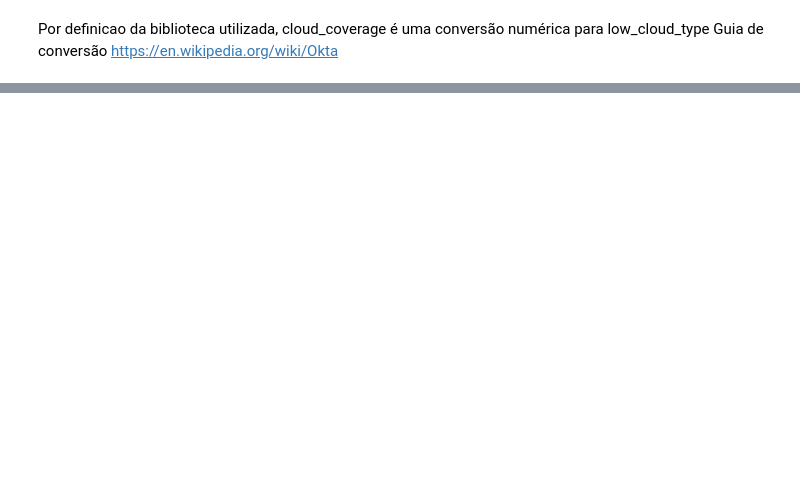
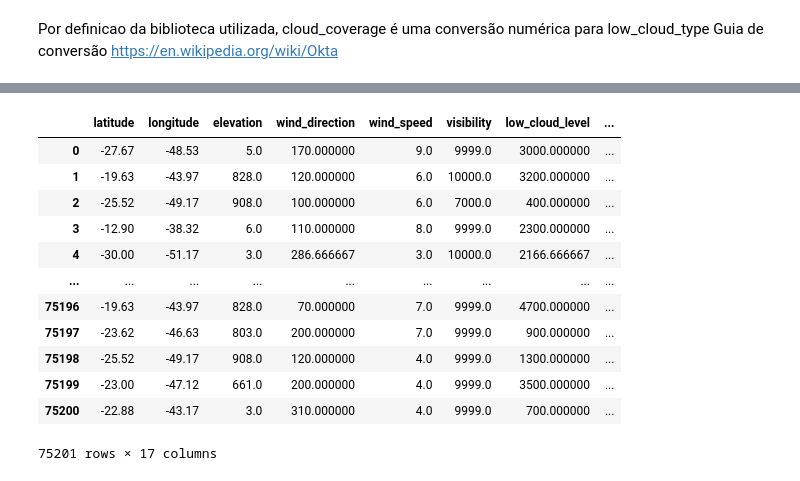
Before and after one commit to ImagineDogs/DesafioITA, a Jupyter notebook: metar.ipynb, the cells around one changed output, grey strips where cells are left out. Saved outputs shown, nothing was run; the diff lists cells and outputs as text; code cells hidden in the pictures; blank space fills up the shorter version.

Commit message:
Tratamento e juncao dos dados para treinamento

```diff
--- a/metar.ipynb
+++ b/metar.ipynb
@@ -109,7 +109,7 @@ df['metar'] = df['metar'].apply(metar_fix)
 def convert_metar(df_met):
     df_final = pd.DataFrame()
     for i, row in df_met.iterrows():
-        met, date = row['metar'], row['data_ref']
+        met, date = row['metar'], row['hora_ref']
         try:
             aux = parse_metar_to_dataframe(met, year=int(date[:4]), month=int(date[5:7]))
             # aux.drop('station_id', axis=1, inplace=True)
@@ -126,4 +126,4 @@ def convert_metar(df_met):
     return df_final
 
 
-df_metar = convert_metar(df[['metar', 'data_ref']].loc[~df['metar'].isna()].drop_duplicates())
+df_metar = convert_metar(df[['metar', 'hora_ref']].loc[~df['metar'].isna()].drop_duplicates())
@@ -152,4 +130,4 @@ df = pd.read_csv('metar.csv')
 # %%
-metar = df[df.columns[11:-2]]
+metar = df_metar[df_metar.columns]
 metar.isna().sum()
 # %% [output]
@@ -214,7 +176,7 @@ metar_valid
 Por definicao da biblioteca utilizada, cloud_coverage é uma conversão numérica para low_cloud_type
 Guia de conversão https://en.wikipedia.org/wiki/Okta
 # %%
-metar_valid.drop('low_cloud_type', axis=1, inplace=True)
+metar_valid.drop(['low_cloud_type', 'date_time'], axis=1, inplace=True)
 # %% [output]
 A value is trying to be set on a copy of a slice from a DataFrame
 
@@ -253,0 +200,30 @@ preenchimento.unique()
+# %%
+import numpy as np
+from sklearn.impute import KNNImputer
+imputer = KNNImputer(n_neighbors=3)
+
+# Selecao das colunas validas para preenchimento
+fixed_metar = metar_valid.drop(['meta', 'date', 'station_id', 'remarks'], axis=1).reset_index().drop(['station_id'], axis=1)
+
+fixed_values = imputer.fit_transform(fixed_metar)
+
+fixed_metar = pd.DataFrame(fixed_values, columns=fixed_metar.columns)
+
+# fixed_metar = pd.concat([metar_valid[['meta', 'date']], fixed_metar], axis=1)
+# fixed_metar.to_csv('metar.csv', index=False)
+# %%
+fixed_metar
+# %% [output]
+|  | latitude | longitude | elevation | wind_direction | wind_speed | visibility | low_cloud_level | ... |
+| 0 | -27.67 | -48.53 | 5.0 | 170.000000 | 9.0 | 9999.0 | 3000.000000 | ... |
+| 1 | -19.63 | -43.97 | 828.0 | 120.000000 | 6.0 | 10000.0 | 3200.000000 | ... |
+| 2 | -25.52 | -49.17 | 908.0 | 100.000000 | 6.0 | 7000.0 | 400.000000 | ... |
+| 3 | -12.90 | -38.32 | 6.0 | 110.000000 | 8.0 | 9999.0 | 2300.000000 | ... |
+| 4 | -30.00 | -51.17 | 3.0 | 286.666667 | 3.0 | 10000.0 | 2166.666667 | ... |
+| ... | ... | ... | ... | ... | ... | ... | ... | ... |
+| 75196 | -19.63 | -43.97 | 828.0 | 70.000000 | 7.0 | 9999.0 | 4700.000000 | ... |
+| 75197 | -23.62 | -46.63 | 803.0 | 200.000000 | 7.0 | 9999.0 | 900.000000 | ... |
+| 75198 | -25.52 | -49.17 | 908.0 | 120.000000 | 4.0 | 9999.0 | 1300.000000 | ... |
+| 75199 | -23.00 | -47.12 | 661.0 | 200.000000 | 4.0 | 9999.0 | 3500.000000 | ... |
+| 75200 | -22.88 | -43.17 | 3.0 | 310.000000 | 4.0 | 9999.0 | 700.000000 | ... |
+75201 rows × 17 columns
```
Also changed, not shown: parts of 13 cells of this notebook, 2 other files.
